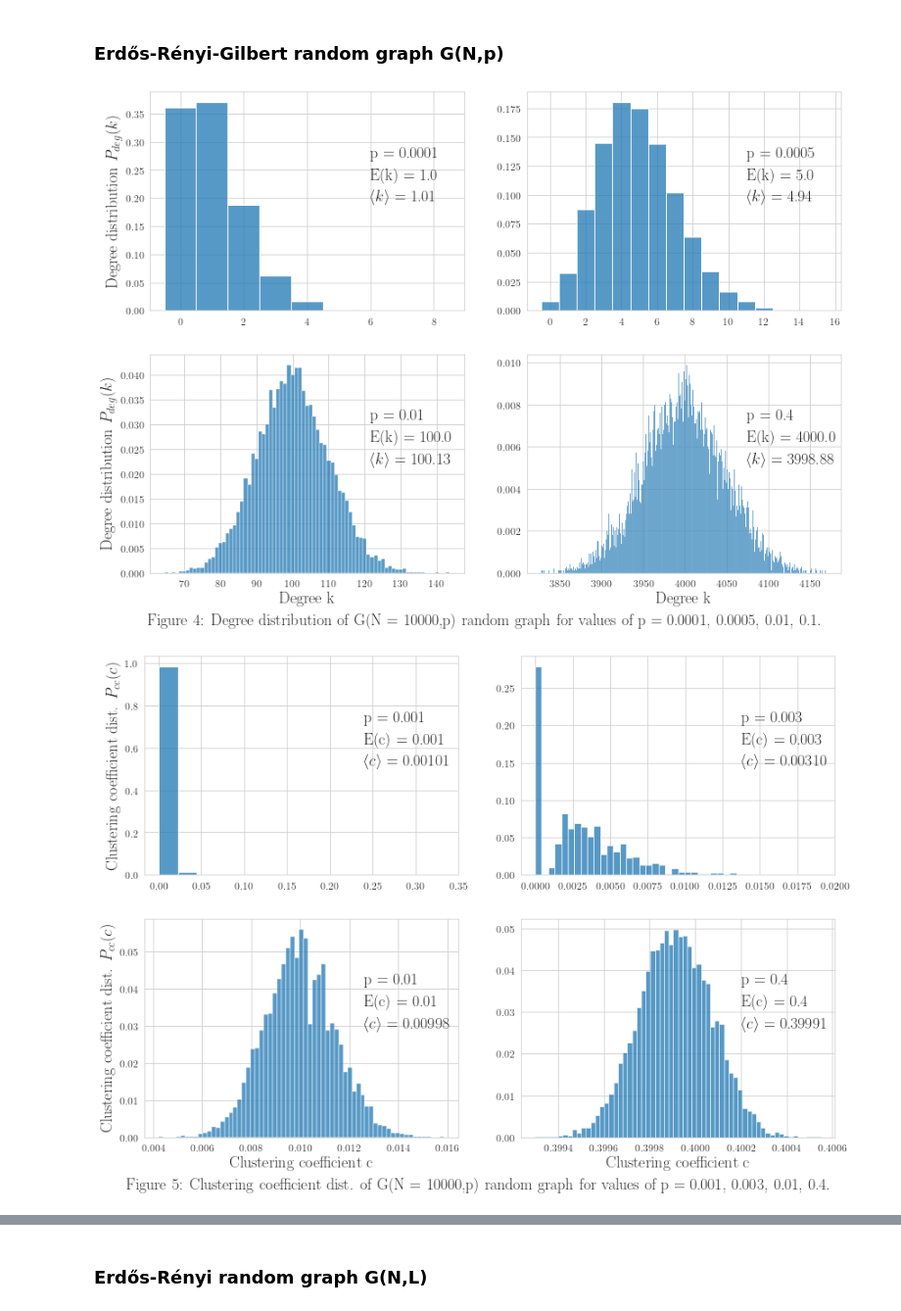
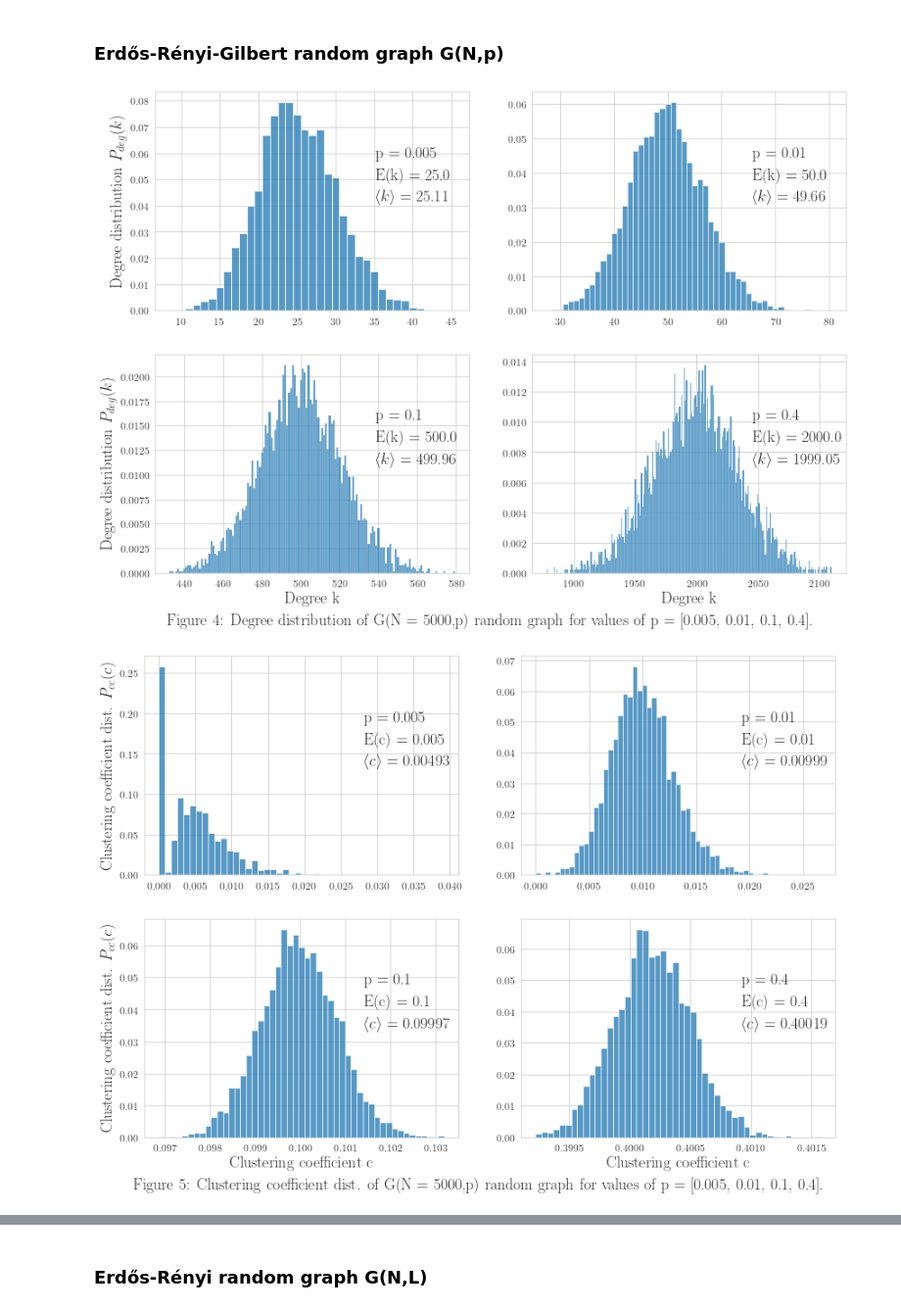
Before and after one commit to JakubPawlowskii/complex_systems, a Jupyter notebook: list2/networks.ipynb, the cells around one changed output, grey strips where cells are left out. Shown at 98% size. Cells and saved outputs as stored; diff of their text form; code cells hidden in the pictures.

```diff
--- a/list2/networks.ipynb
+++ b/list2/networks.ipynb
@@ -142,36 +142,36 @@ Visual representation of Facebook social circles graph. Nodes' color correspond
 ### Erdős-Rényi-Gilbert random graph G(N,p)
 # %%
 
-N = 10000
-p = [0.0001,0.0005,0.01,0.4]
+N = 5000
+p = [0.005,0.01,0.1,0.4]
 
 latex_plot(fontsize=18)
 fig, axs = plt.subplots(2, 2, figsize=(14, 10))
 axes = [axs[0][0], axs[0][1], axs[1][0], axs[1][1]]
 
 for i, ax in enumerate(axes):
     G = nx.fast_gnp_random_graph(N, p[i])
     degrees = np.array(list(dict(G.degree()).values()))
     expected_avg_degree = p[i]*N
     true_avg_degree = np.mean(degrees)
     sb.histplot(degrees, ax=ax, stat='probability', discrete=True)
     if i in [0,2]:
         ax.set_ylabel('Degree distribution $P_{deg}(k)$')
     else:
         ax.set_ylabel('')
     if i in [2,3]:
         ax.set_xlabel('Degree k')
     ax.text(0.7,0.7, "p = {}".format(p[i]), transform=ax.transAxes)
     ax.text(0.7,0.6, "E(k) = {}".format(expected_avg_degree), transform=ax.transAxes)
     ax.text(0.7,0.5, r"$\langle k \rangle$ = {:.2f}".format(true_avg_degree), transform=ax.transAxes)
-plt.text(0.5, 0.05, 'Figure 4: Degree distribution of G(N = 10000,p) random graph for values of p = 0.0001, 0.0005, 0.01, 0.1.', ha='center', va='center', transform=fig.transFigure)
+plt.text(0.5, 0.05, 'Figure 4: Degree distribution of G(N = 5000,p) random graph for values of p = {}.'.format(p), ha='center', va='center', transform=fig.transFigure)
 plt.show()
 # %% [output]
-[figure, old version]
+[figure, new version]
 # %%
 
-N = 10000
-p = [0.001,0.003,0.01,0.4]
+N = 5000
+p = [0.005,0.01,0.1,0.4]
 
 latex_plot(fontsize=18)
 fig, axs = plt.subplots(2, 2, figsize=(14, 10))
@@ -195,10 +195,10 @@ for i, ax in enumerate(axes):
     ax.text(0.7,0.7, "p = {}".format(p[i]), transform=ax.transAxes)
     ax.text(0.7,0.6, "E(c) = {}".format(expected_avg_cc), transform=ax.transAxes)
     ax.text(0.7,0.5, r"$\langle c \rangle$ = {:.5f}".format(true_avg_cc), transform=ax.transAxes)
-plt.text(0.5, 0.05, 'Figure 5: Clustering coefficient dist. of G(N = 10000,p) random graph for values of p = 0.001, 0.003, 0.01, 0.4.', ha='center', va='center', transform=fig.transFigure)
+plt.text(0.5, 0.05, 'Figure 5: Clustering coefficient dist. of G(N = 5000,p) random graph for values of p = {}.'.format(p), ha='center', va='center', transform=fig.transFigure)
 plt.show()
 # %% [output]
-[figure, old version]
+[figure, new version]
 # %%
 threshold = np.log(N)/N
 print("p threshold for connectedness for G(N,p) = log(N)/N = {}".format(threshold))
```
Also changed, not shown: parts of 18 cells of this notebook, 34 other files.
